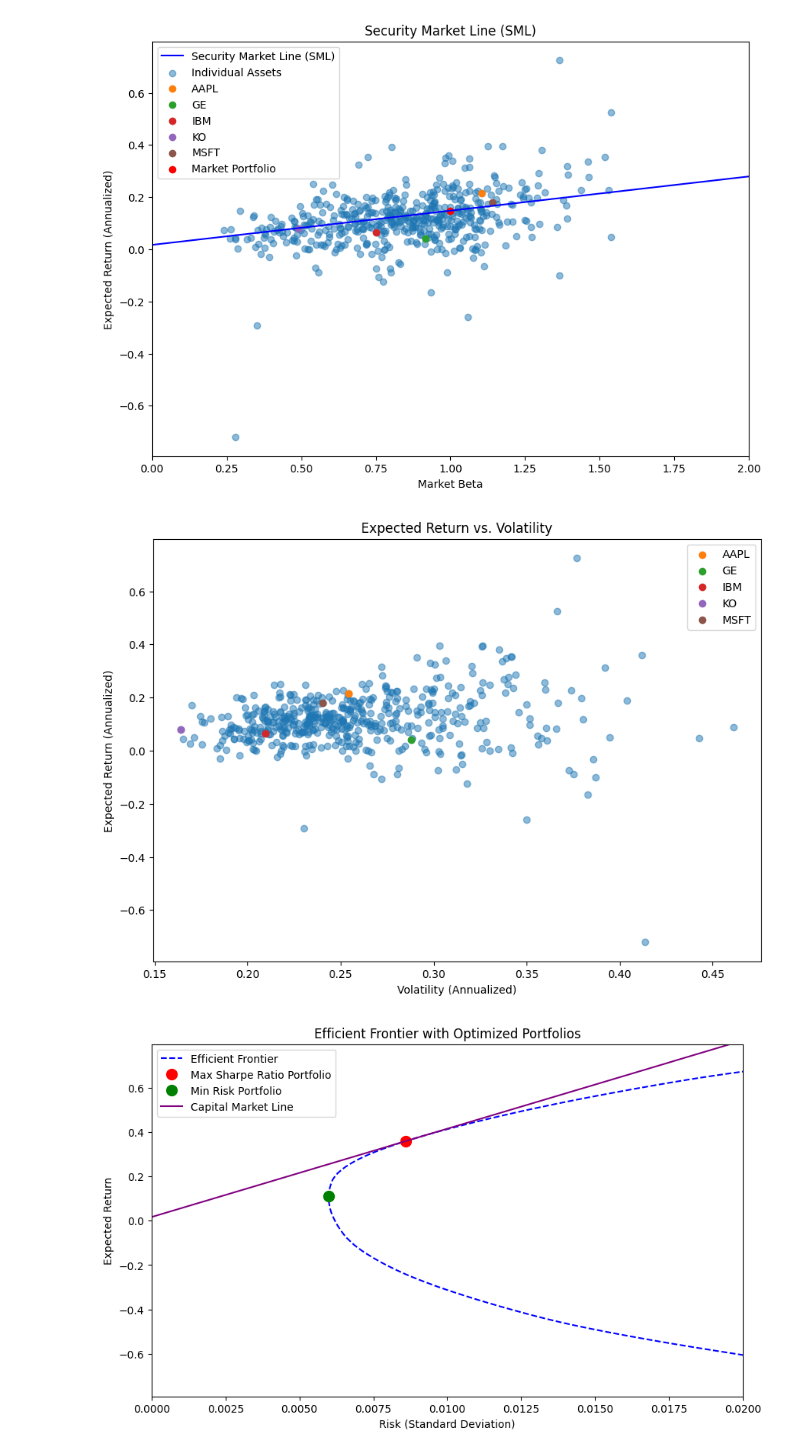
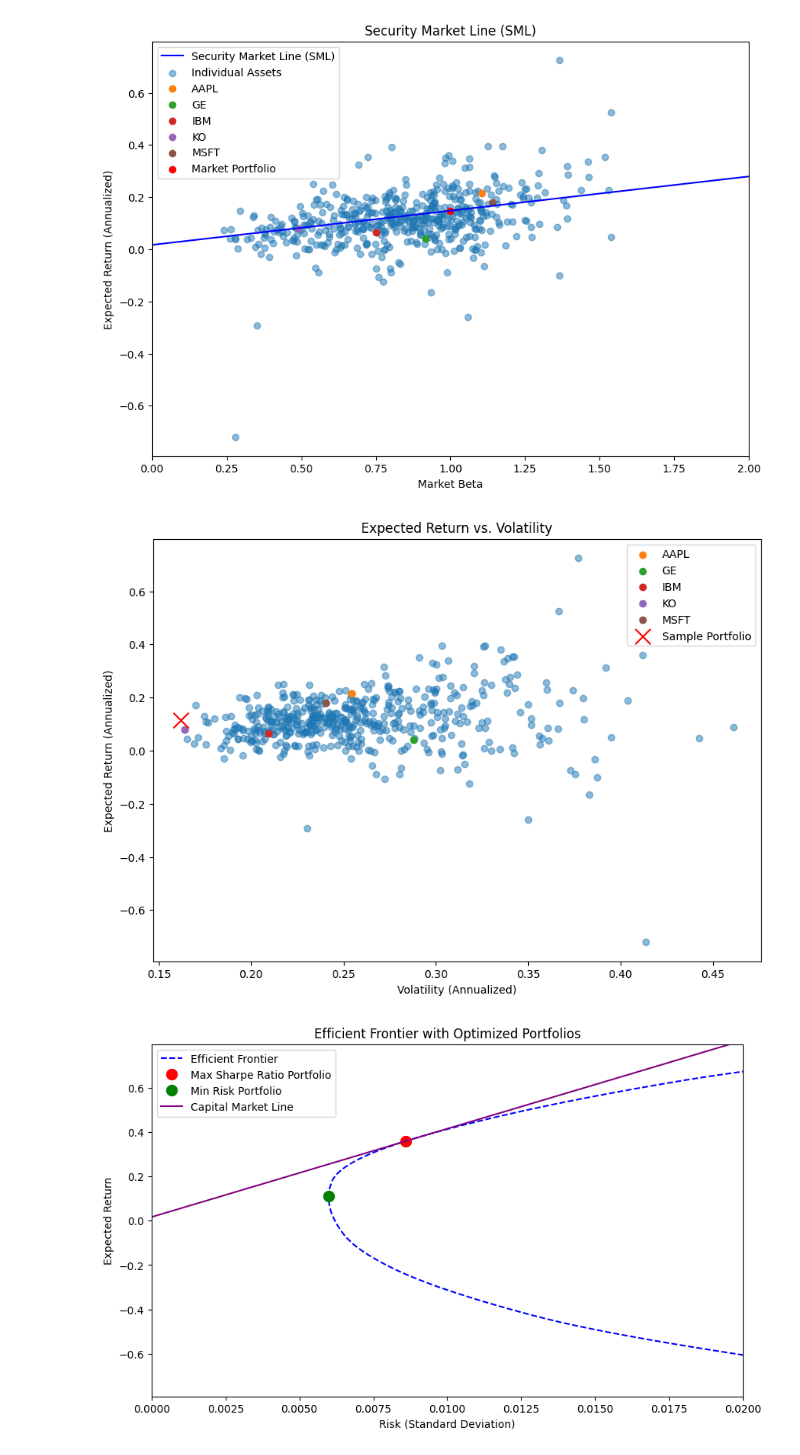
Before and after one commit to Aman-Rana-02/Efficient_Market_Portfolios, a Jupyter notebook: scripts/1.0.markowitz_efficient_frontier.ipynb, the cells around one changed output. Saved outputs shown, nothing was run; the diff lists cells and outputs as text; code cells hidden in the pictures.

```diff
--- a/scripts/1.0.markowitz_efficient_frontier.ipynb
+++ b/scripts/1.0.markowitz_efficient_frontier.ipynb
@@ -88,6 +88,19 @@ for asset, asset_data in df.groupby('symbol'):
 
     factor_betas.append(beta_values)
 # %%
-# Present the sample asset's expected return and beta
+factor_betas = pd.DataFrame(factor_betas)
+mean_risk_free_rate = df['RF'].mean() * 252
+mean_mkt_return = df['Mkt-RF'].mean() * 252
+
+factor_betas['expected_return_ann'] = factor_betas['expected_return'] * 252
+factor_betas['capm_expected_return'] = mean_risk_free_rate + factor_betas['capm_beta'] * mean_mkt_return
+factor_betas['std_dev_ann'] = factor_betas['std_dev'] * np.sqrt(252)
+
+# Present the sample asset's expected capm return and beta
 factor_betas = pd.DataFrame(factor_betas)
 factor_betas[factor_betas['symbol'].isin(sample_assets)]
+
+annualized_sample_asset_returns = factor_betas[factor_betas['symbol'].isin(sample_assets)][['symbol', 'capm_beta', 'capm_expected_return', 'std_dev_ann']]
+
+# To latex
+annualized_sample_asset_returns.to_latex('../figs/sample_asset_capm_and_expected_return_table.tex', index=False, float_format="%.2f")
@@ -101,11 +116,4 @@ factor_betas[factor_betas['symbol'].isin(sample_assets)]
 # %%
-mean_risk_free_rate = df['RF'].mean() * 252
-mean_mkt_return = df['Mkt-RF'].mean() * 252
-factor_betas['expected_return_ann'] = factor_betas['expected_return'] * 252
-factor_betas['capm_expected_return'] = mean_risk_free_rate + factor_betas['capm_beta'] * mean_mkt_return
-factor_betas['capm_expected_return'] = factor_betas['capm_expected_return'] * 252
-factor_betas['std_dev_ann'] = factor_betas['std_dev'] * np.sqrt(252)
-
 # Plot the Security Market Line directly as a linear equation
 plt.figure(figsize=(10, 7))
 plt.axline((0, mean_risk_free_rate), slope=mean_mkt_return, color='blue', label="Security Market Line (SML)")
@@ -127,6 +135,9 @@ plt.title('Security Market Line (SML)')
 plt.xlim(0, 2)
 plt.legend()
 
+# Save the plot
+plt.savefig('../figs/historical_expected_returns_vs_beta.png', dpi=300)
+
 # Show the plot
 plt.show()
 # %% [output]
@@ -134,14 +150,26 @@ plt.show()
+# %%
+#Sample equal weighted portfolio
+sample_returns = returns[sample_assets]
+sample_cov_matrix = sample_returns.cov() * 252
+sample_expected_returns = factor_betas[factor_betas['symbol'].isin(sample_assets)].set_index('symbol')['expected_return_ann']
+equal_weights = np.ones(len(sample_assets)) / len(sample_assets)
+sample_portfolio_return = np.dot(equal_weights, sample_expected_returns)
+sample_portfolio_risk = np.sqrt(np.dot(equal_weights.T, np.dot(sample_cov_matrix, equal_weights)))
 # %%
 # Lets plot each stock's expected return and volatility
 plt.figure(figsize=(10, 7))
 plt.scatter(factor_betas['std_dev_ann'], factor_betas['expected_return_ann'], alpha=0.5)
 for asset in sample_assets:
     asset_data = factor_betas[factor_betas['symbol'] == asset]
     plt.scatter(asset_data['std_dev_ann'], asset_data['expected_return_ann'], label=asset)
+# Add the sample portfolio
+plt.scatter(sample_portfolio_risk, sample_portfolio_return, color='red', label='Sample Portfolio', marker='x', s=200)
+
 plt.xlabel('Volatility (Annualized)')
 plt.ylabel('Expected Return (Annualized)')
 plt.title('Expected Return vs. Volatility')
 plt.legend()
+plt.savefig('../figs/expected_returns_vs_volatility.png', dpi=300)
 plt.show()
 # %% [output]
-[figure, old version]
+[figure, new version]
```
Also changed, not shown: parts of 6 cells of this notebook, 21 other files.
